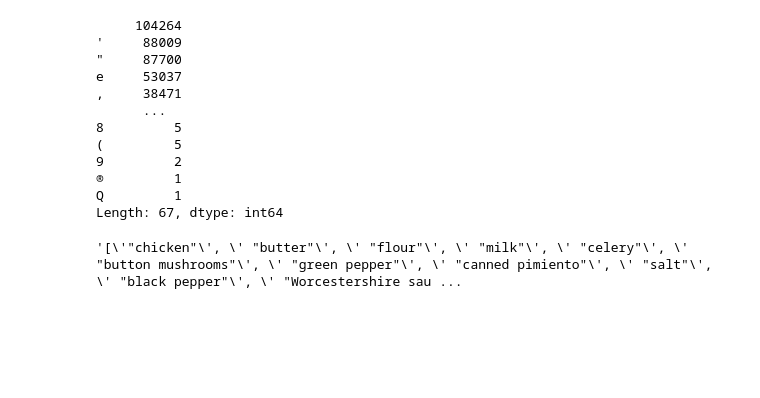
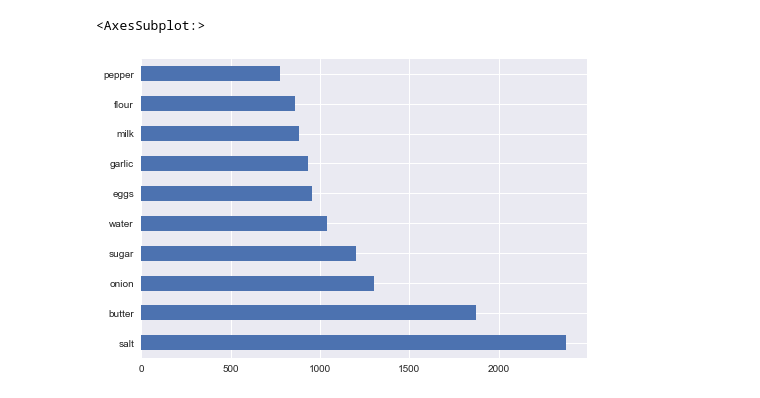
Before and after one commit to sean903/Food-Recipes, a Jupyter notebook: eda_ingredients.ipynb, the cells around one changed output. Drawn from its saved outputs; the diff is of its cells as text; code cells hidden in the pictures; blank space fills up the shorter version.

```diff
--- a/eda_ingredients.ipynb
+++ b/eda_ingredients.ipynb
@@ -35,21 +44,9 @@ recipes_df['RecipeIngredientParts'].value_counts().head(10).plot(kind='barh')
 def to_1D(series):
     return pd.Series([x for _list in series for x in _list])
 # %%
-to_1D(recipes_df['RecipeIngredientParts']).value_counts()
+popular_ingredients = to_1D(recipes_df['RecipeIngredientParts']).value_counts()
-# %% [output]
-     104264
-'     88009
-"     87700
-e     53037
-,     38471
-      ...
-8         5
-(         5
-9         2
-®         1
-Q         1
-Length: 67, dtype: int64
-# %%
-recipes_df['RecipeIngredientParts'][2]
-# %% [output]
-'[\'"chicken"\', \' "butter"\', \' "flour"\', \' "milk"\', \' "celery"\', \' "button mushrooms"\', \' "green pepper"\', \' "canned pimiento"\', \' "salt"\', \' "black pepper"\', \' "Worcestershire sau ...
+# %%
+to_1D(recipes_df['RecipeIngredientParts']).value_counts().head(10).plot(kind='barh')
+# %% [output]
+<AxesSubplot:>
+[figure, added]
```
Also changed, not shown: parts of 9 cells of this notebook, 3 other files.
